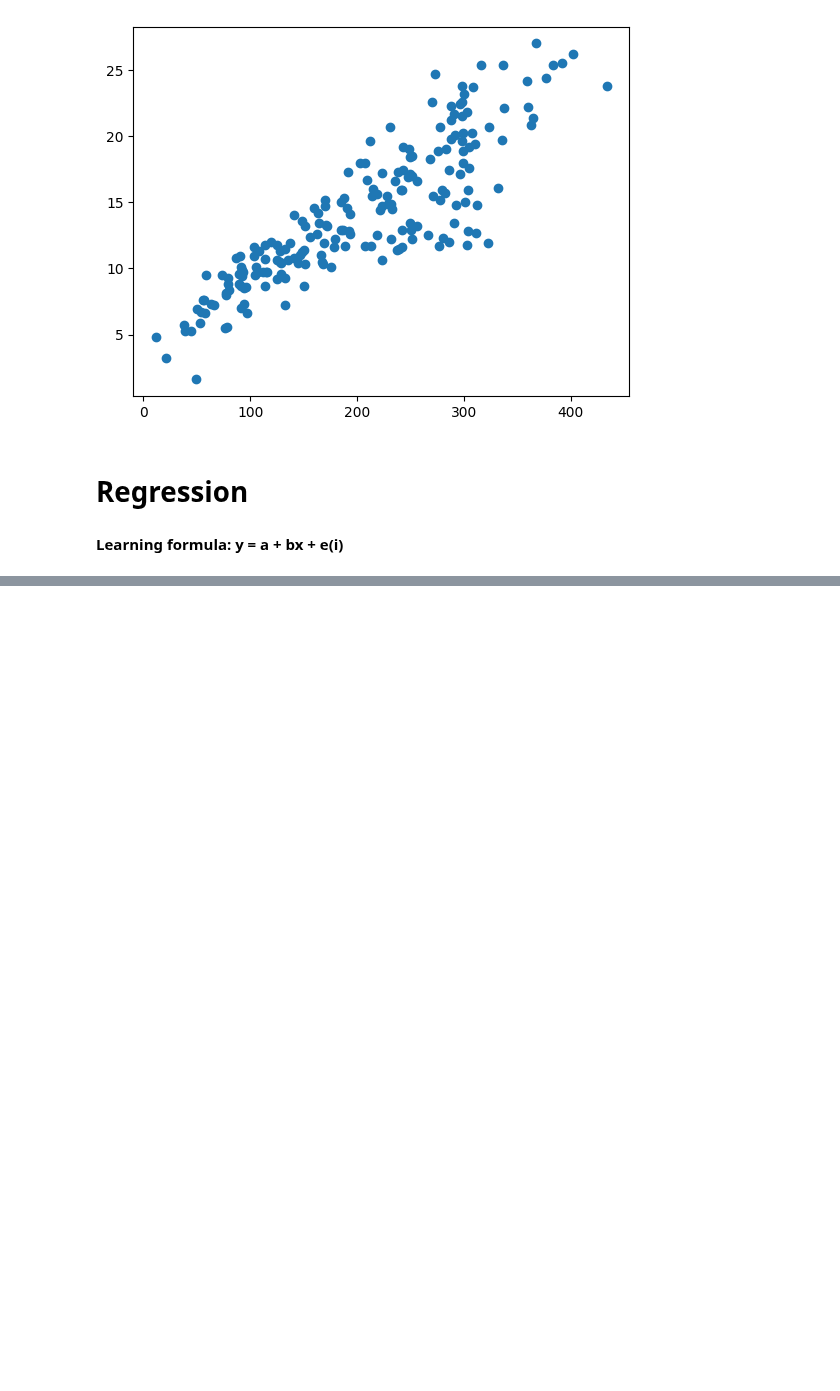
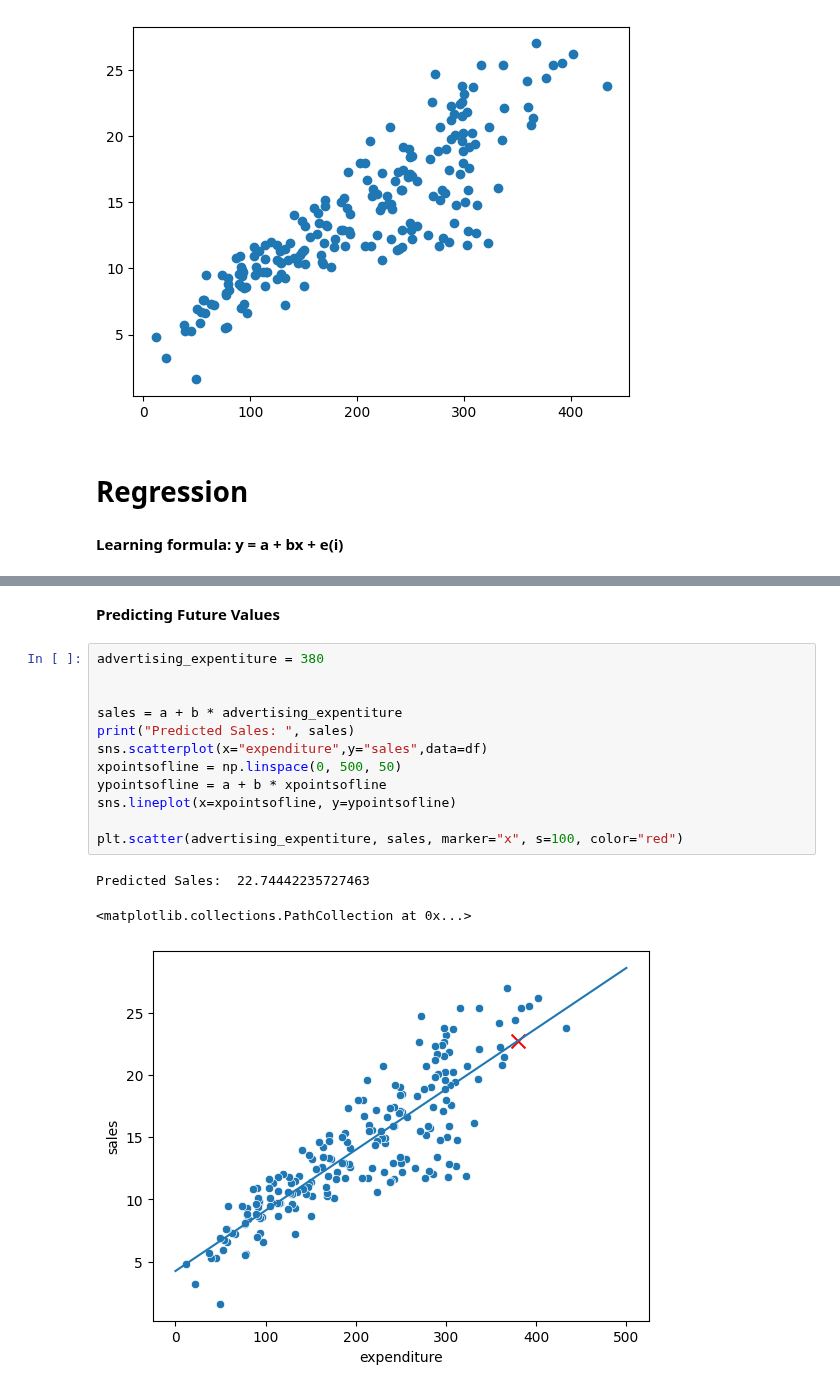
Before and after one commit to Haseebi-khan/MachineLearning, a Jupyter notebook: machinelearning2_practice.ipynb, the cells around one changed output, grey strips where cells are left out. Drawn from its saved outputs; the diff is of its cells as text; blank space fills up the shorter version.

```diff
--- a/machinelearning2_practice.ipynb
+++ b/machinelearning2_practice.ipynb
@@ -157,0 +167,18 @@ print(b)
+# %% [markdown]
+**Predicting Future Values**
+# %%
+advertising_expentiture = 380
+
+
+sales = a + b * advertising_expentiture
+print("Predicted Sales: ", sales)
+sns.scatterplot(x="expenditure",y="sales",data=df)
+xpointsofline = np.linspace(0, 500, 50)
+ypointsofline = a + b * xpointsofline
+sns.lineplot(x=xpointsofline, y=ypointsofline)
+
+plt.scatter(advertising_expentiture, sales, marker="x", s=100, color="red")
+# %% [output]
+Predicted Sales:  22.74442235727463
+<matplotlib.collections.PathCollection at 0x...>
+[figure, added]
```
Also changed, not shown: parts of 5 cells of this notebook.
